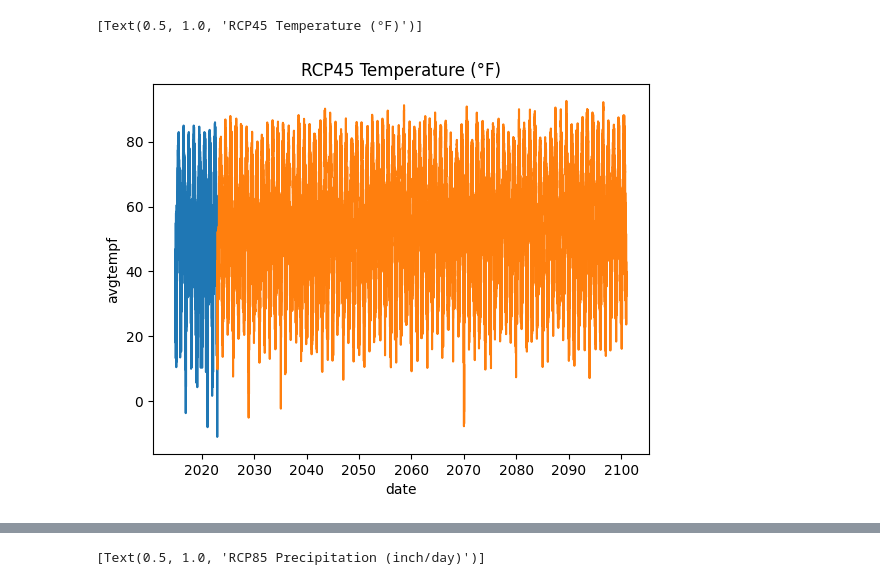
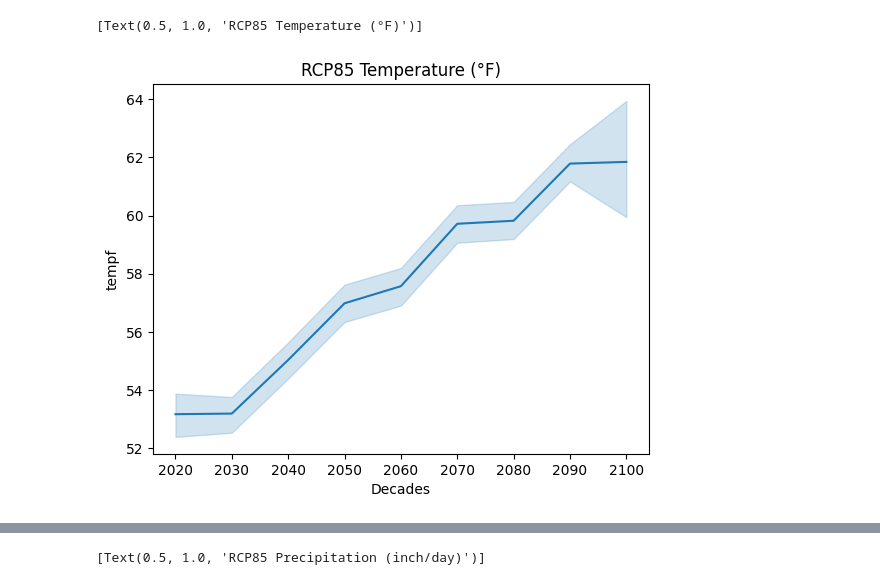
Before and after one commit to shvmpandey98/csci5520, a Jupyter notebook: viz.ipynb, the cells around one changed output, grey strips where cells are left out. Saved outputs shown, nothing was run; the diff lists cells and outputs as text; code cells hidden in the pictures.

```diff
--- a/viz.ipynb
+++ b/viz.ipynb
@@ -18,9 +20,15 @@ for file in glob.glob('data/scenarios/rcp45_temp*.parquet'):
     rcp45_temp = pd.concat([rcp45_temp, pd.read_parquet(file)])
 
 rcp45_temp['tempf'] = rcp45_temp['temp'] * 9/5 + 32
+rcp45_temp = rcp45_temp[rcp45_temp['time'] > hist_end_date].drop_duplicates(subset='time')
+rcp45_temp['Decades'] = rcp45_temp['time'].dt.year // 10 * 10
+rcp45_temp_decades = rcp45_temp.groupby('Decades', as_index=False)['tempf'].mean()
 
 rcp85_temp = pd.DataFrame()
 for file in glob.glob('data/scenarios/rcp85_temp*.parquet'):
     rcp85_temp = pd.concat([rcp85_temp, pd.read_parquet(file)])
 
 rcp85_temp['tempf'] = rcp85_temp['temp'] * 9/5 + 32
+rcp85_temp = rcp85_temp[rcp85_temp['time'] > hist_end_date].drop_duplicates(subset='time')
+rcp85_temp['Decades'] = rcp85_temp['time'].dt.year // 10 * 10
+rcp85_temp_decades = rcp85_temp.groupby('Decades', as_index=False)['tempf'].mean()
@@ -27,19 +52,19 @@ rcp85_temp['tempf'] = rcp85_temp['temp'] * 9/5 + 32
 # %%
-rcp45_temp = rcp45_temp[rcp45_temp['time'] > hist_end_date].drop_duplicates(subset='time')
+rcp85_temp = rcp85_temp[rcp85_temp['time'] > hist_end_date].drop_duplicates(subset='time')
+
+# temp_plot = sns.lineplot(
+#     hist,
+#     y='avgtempf',
+#     x='date',
+# )
 
 temp_plot = sns.lineplot(
-    hist,
-    y='avgtempf',
-    x='date',
+    rcp85_temp,
+    y='tempf',
+    x='Decades',
 )
 
-temp_plot = sns.lineplot(
-    rcp45_temp,
-    y='tempf',
-    x='time',
-)
-
-temp_plot.set(title='RCP45 Temperature (°F)')
+temp_plot.set(title='RCP85 Temperature (°F)')
 # %% [output]
-[Text(0.5, 1.0, 'RCP45 Temperature (°F)')]
+[Text(0.5, 1.0, 'RCP85 Temperature (°F)')]
-[figure, old version]
+[figure, new version]
```
Also changed, not shown: parts of 8 cells of this notebook, 1 other file.
